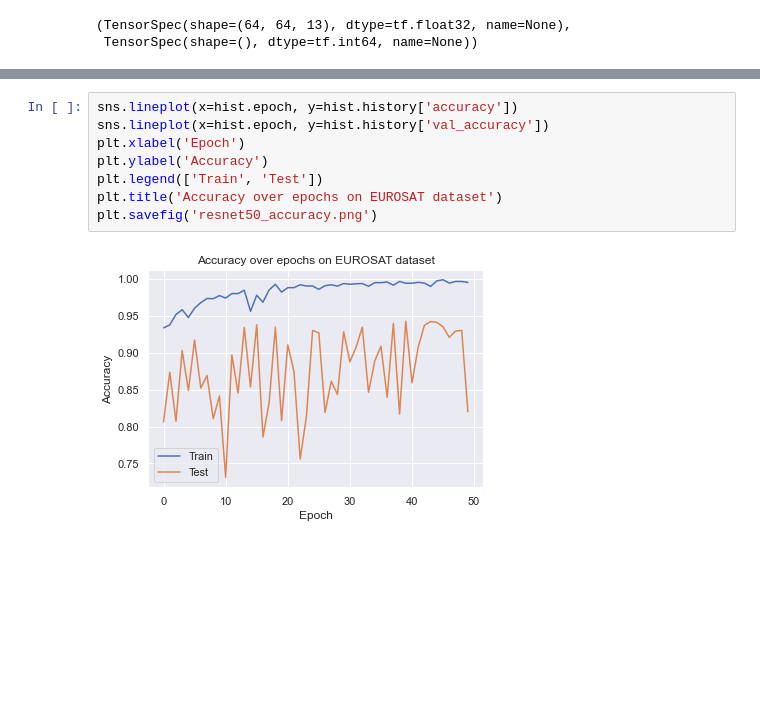
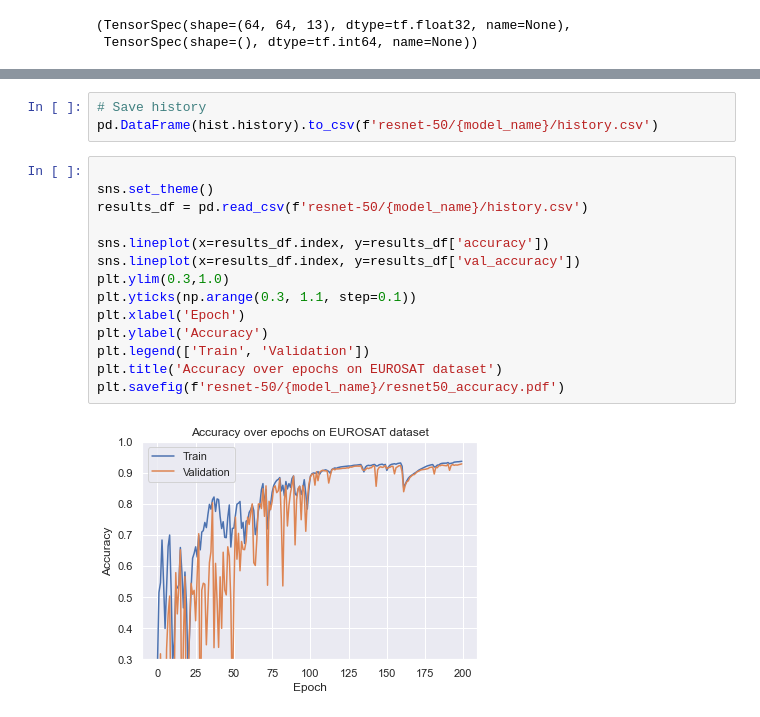
Before and after one commit to Trottero/uc-landcover-types, a Jupyter notebook: classification/train.ipynb, the cells around one changed output, grey strips where cells are left out. Drawn from its saved outputs; the diff is of its cells as text; blank space fills up the shorter version.

Commit message:
Fix training of resnet 50

```diff
--- a/classification/train.ipynb
+++ b/classification/train.ipynb
@@ -89,10 +137,19 @@ Epoch 50/50
+# %%
+# Save history
+pd.DataFrame(hist.history).to_csv(f'resnet-50/{model_name}/history.csv')
 # %%
-sns.lineplot(x=hist.epoch, y=hist.history['accuracy'])
-sns.lineplot(x=hist.epoch, y=hist.history['val_accuracy'])
+
+sns.set_theme()
+results_df = pd.read_csv(f'resnet-50/{model_name}/history.csv')
+
+sns.lineplot(x=results_df.index, y=results_df['accuracy'])
+sns.lineplot(x=results_df.index, y=results_df['val_accuracy'])
+plt.ylim(0.3,1.0)
+plt.yticks(np.arange(0.3, 1.1, step=0.1))
 plt.xlabel('Epoch')
 plt.ylabel('Accuracy')
-plt.legend(['Train', 'Test'])
+plt.legend(['Train', 'Validation'])
 plt.title('Accuracy over epochs on EUROSAT dataset')
-plt.savefig('resnet50_accuracy.png')
+plt.savefig(f'resnet-50/{model_name}/resnet50_accuracy.pdf')
 # %% [output]
-[figure, old version]
+[figure, new version]
```
Also changed, not shown: parts of 9 cells of this notebook.
